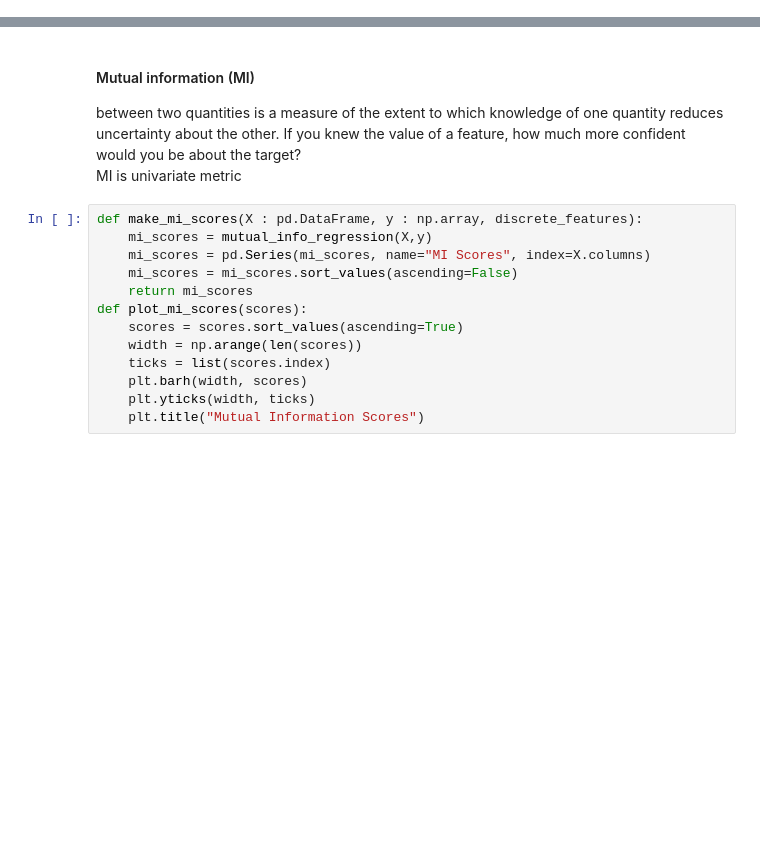
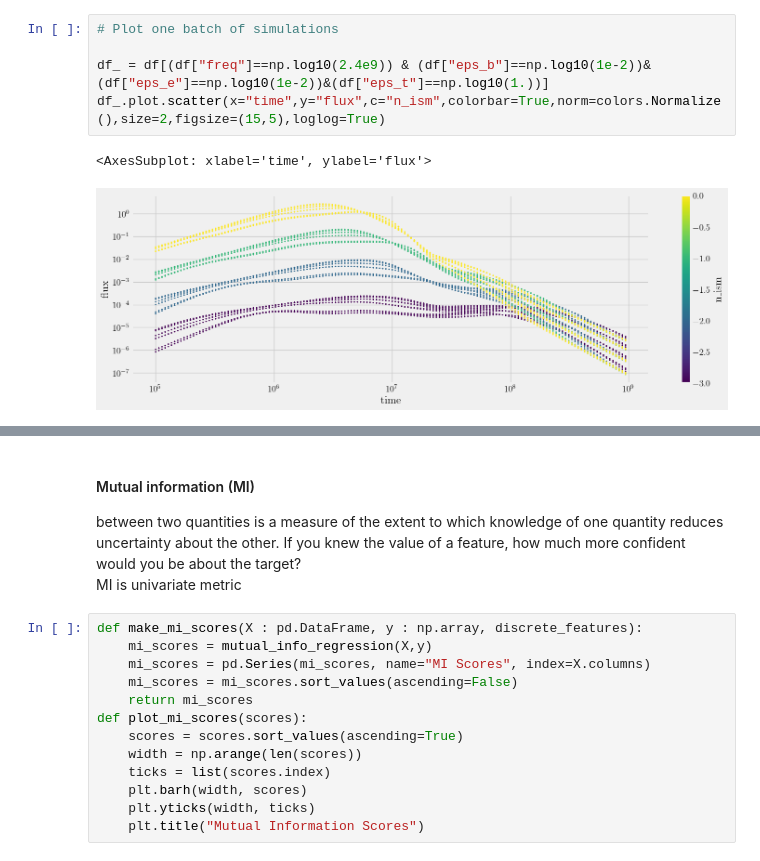
Before and after one commit to vsevolodnedora/PyBlastAfterglowMag, a Jupyter notebook: projects/knafg_kenta/lc_analysis_0.ipynb, the cells around one changed output, grey strips where cells are left out. Saved outputs shown, nothing was run; the diff lists cells and outputs as text; blank space fills up the shorter version.

```diff
--- a/projects/knafg_kenta/lc_analysis_0.ipynb
+++ b/projects/knafg_kenta/lc_analysis_0.ipynb
@@ -169,0 +221,8 @@ plt.show()
+# %%
+# Plot one batch of simulations
+
+df_ = df[(df["freq"]==np.log10(2.4e9)) & (df["eps_b"]==np.log10(1e-2))&(df["eps_e"]==np.log10(1e-2))&(df["eps_t"]==np.log10(1.))]
+df_.plot.scatter(x="time",y="flux",c="n_ism",colorbar=True,norm=colors.Normalize(),size=2,figsize=(15,5),loglog=True)
+# %% [output]
+<AxesSubplot: xlabel='time', ylabel='flux'>
+[figure, added]
```
Also changed, not shown: parts of 24 cells of this notebook, 2 other files.
